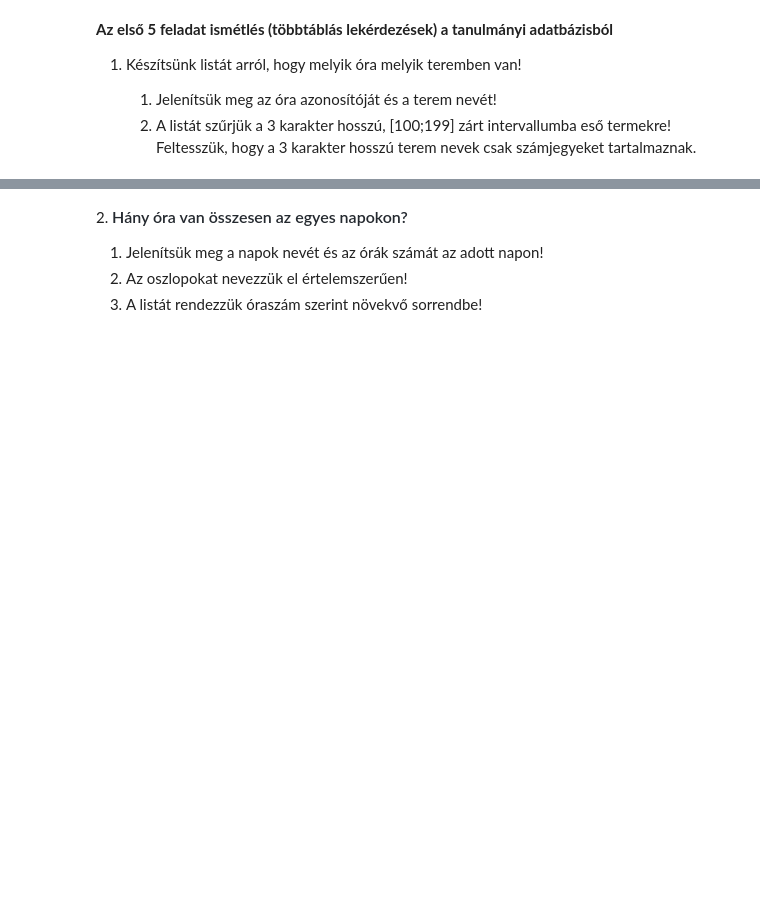
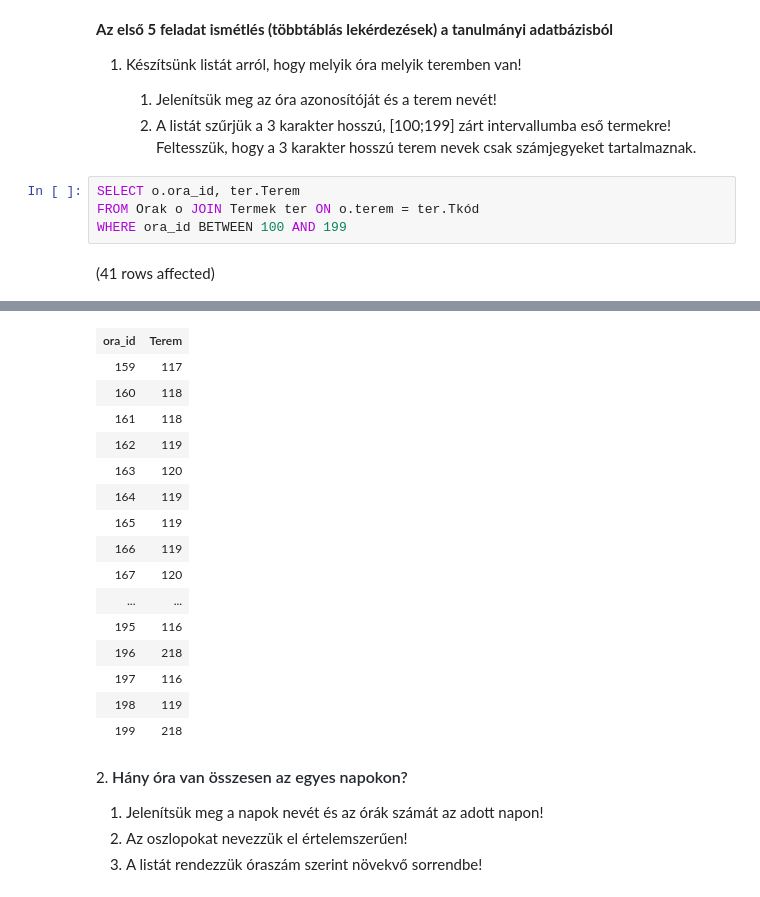
Before and after one commit to KataBaumgartner/adatbazisok, a Jupyter notebook: gyakorlat03_feladatok.ipynb, the cells around one changed output, grey strips where cells are left out. Saved outputs shown, nothing was run; the diff lists cells and outputs as text; blank space fills up the shorter version.

```diff
--- a/gyakorlat03_feladatok.ipynb
+++ b/gyakorlat03_feladatok.ipynb
@@ -5,3 +5,9 @@
 
     1. Jelenítsük meg az óra azonosítóját és a terem nevét!
     2. A listát szűrjük a 3 karakter hosszú, \[100;199\] zárt intervallumba eső termekre! Feltesszük, hogy a 3 karakter hosszú terem nevek csak számjegyeket tartalmaznak.
+# %%
+SELECT o.ora_id, ter.Terem
+FROM Orak o JOIN Termek ter ON o.terem = ter.Tkód
+WHERE ora_id BETWEEN 100 AND 199
+# %% [output]
+(41 rows affected)
@@ -8,3 +15,19 @@
+| ora_id | Terem |
+| 159 | 117 |
+| 160 | 118 |
+| 161 | 118 |
+| 162 | 119 |
+| 163 | 120 |
+| 164 | 119 |
+| 165 | 119 |
+| 166 | 119 |
+| 167 | 120 |
+| ... | ... |
+| 195 | 116 |
+| 196 | 218 |
+| 197 | 116 |
+| 198 | 119 |
+| 199 | 218 |
 # %% [markdown]
 2. <span style="font-weight: 600; color: rgb(36, 41, 47); font-family: -apple-system, BlinkMacSystemFont, &quot;Segoe UI&quot;, Helvetica, Arial, sans-serif, &quot;Apple Color Emoji&quot;, &quot;Segoe UI Emoji&quot;; font-size: 16px;">Hány óra van összesen az egyes napokon?</span>
 
```
Also changed, not shown: parts of 12 cells of this notebook.
